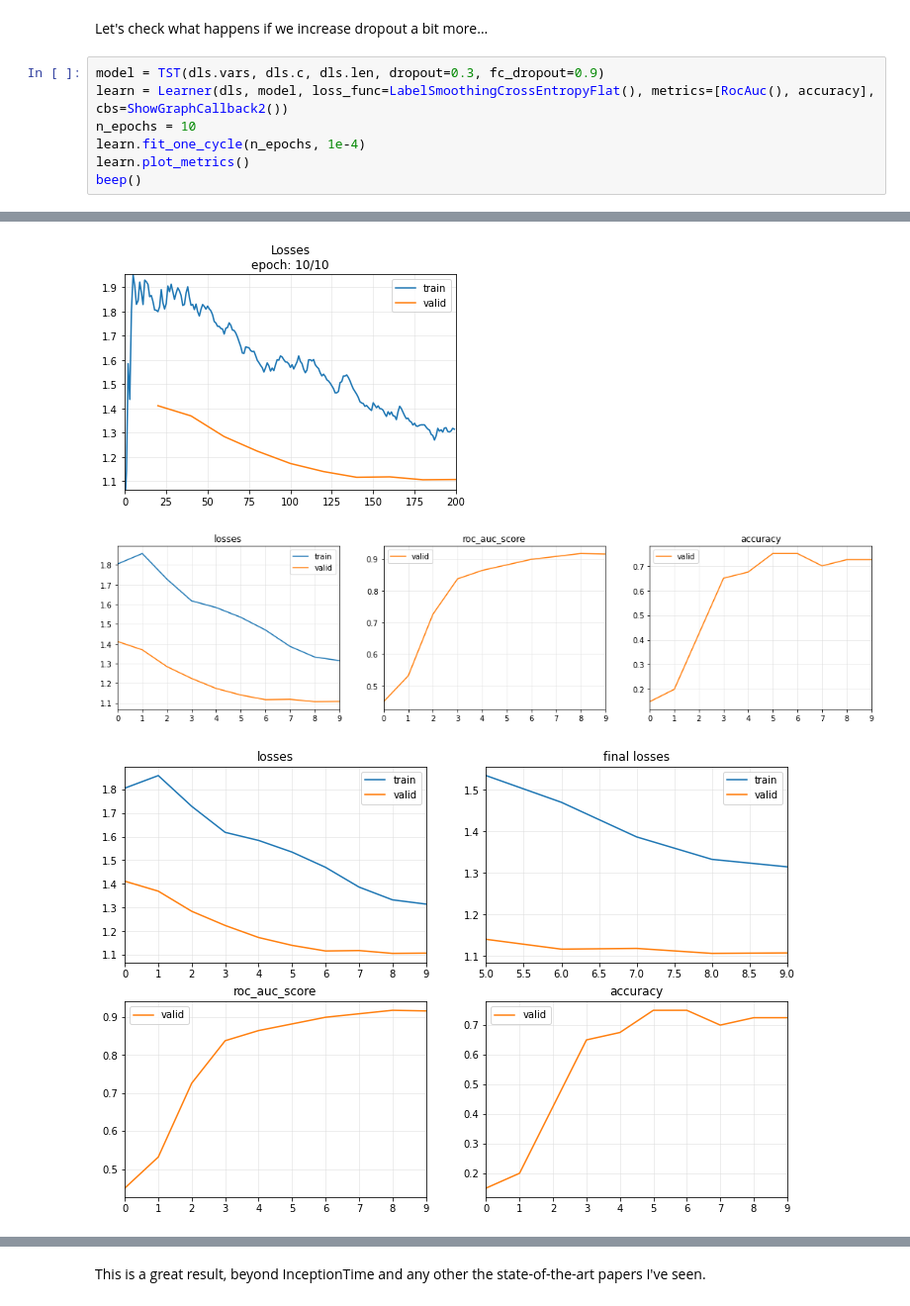
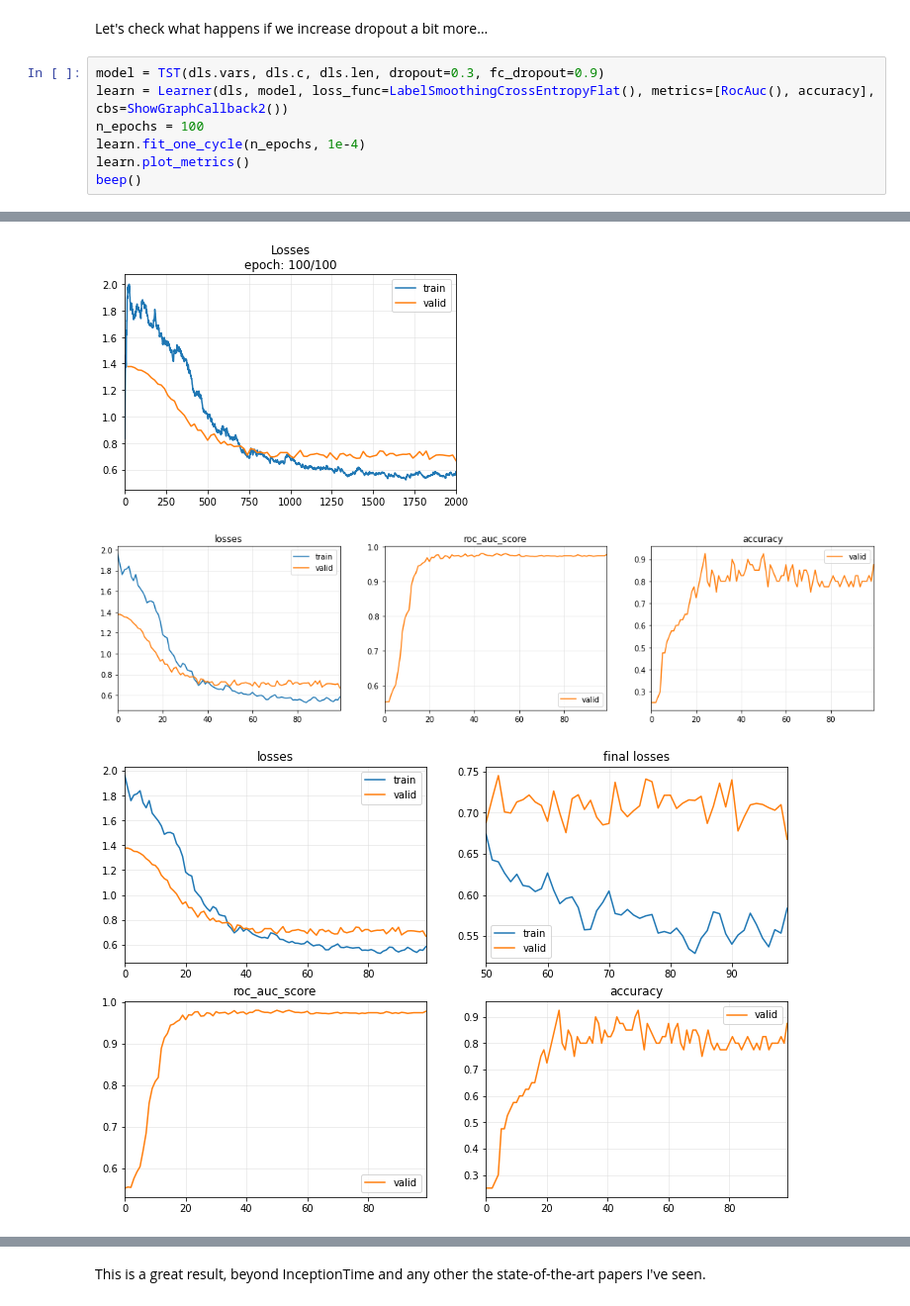
Before and after one commit to bettermorn/IAICourse, a Jupyter notebook: Code/Ex05/07.2_Time_Series_Classification_with_Transformer_GPU.ipynb, the cells around one changed output, grey strips where cells are left out. Shown at 99% size. Cells and saved outputs as stored; diff of their text form.

```diff
--- a/Code/Ex05/07.2_Time_Series_Classification_with_Transformer_GPU.ipynb
+++ b/Code/Ex05/07.2_Time_Series_Classification_with_Transformer_GPU.ipynb
@@ -255,7 +273,7 @@ Let's check what happens if we increase dropout a bit more...
 # %%
 model = TST(dls.vars, dls.c, dls.len, dropout=0.3, fc_dropout=0.9)
 learn = Learner(dls, model, loss_func=LabelSmoothingCrossEntropyFlat(), metrics=[RocAuc(), accuracy],  cbs=ShowGraphCallback2())
-n_epochs = 10
+n_epochs = 100
 learn.fit_one_cycle(n_epochs, 1e-4)
 learn.plot_metrics()
 beep()
@@ -274,6 +298,6 @@ beep()
-[figure, old version]
+[figure, new version]
-[figure, old version]
+[figure, new version]
-[figure, old version]
+[figure, new version]
 [interactive output not drawn]
 # %% [markdown]
 This is a great result, beyond InceptionTime and any other the state-of-the-art papers I've seen.
```
Also changed, not shown: parts of 4 cells of this notebook.
